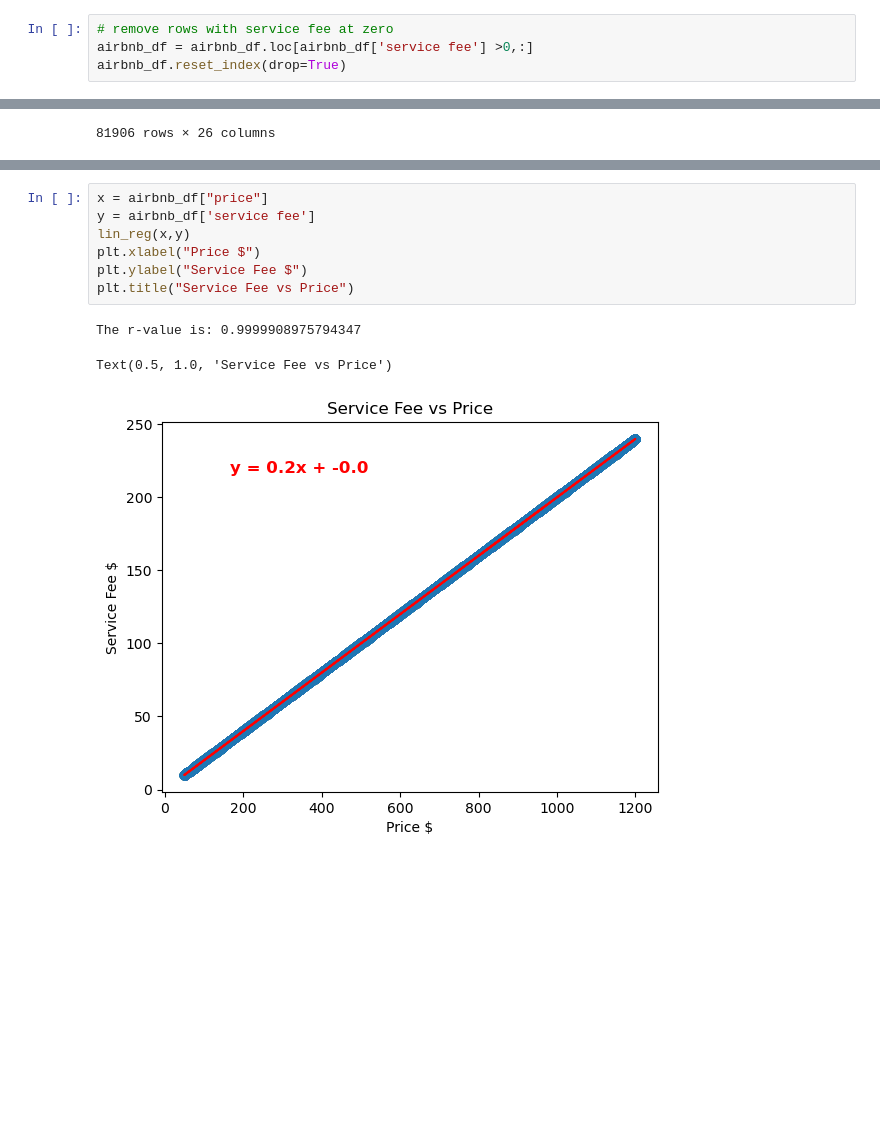
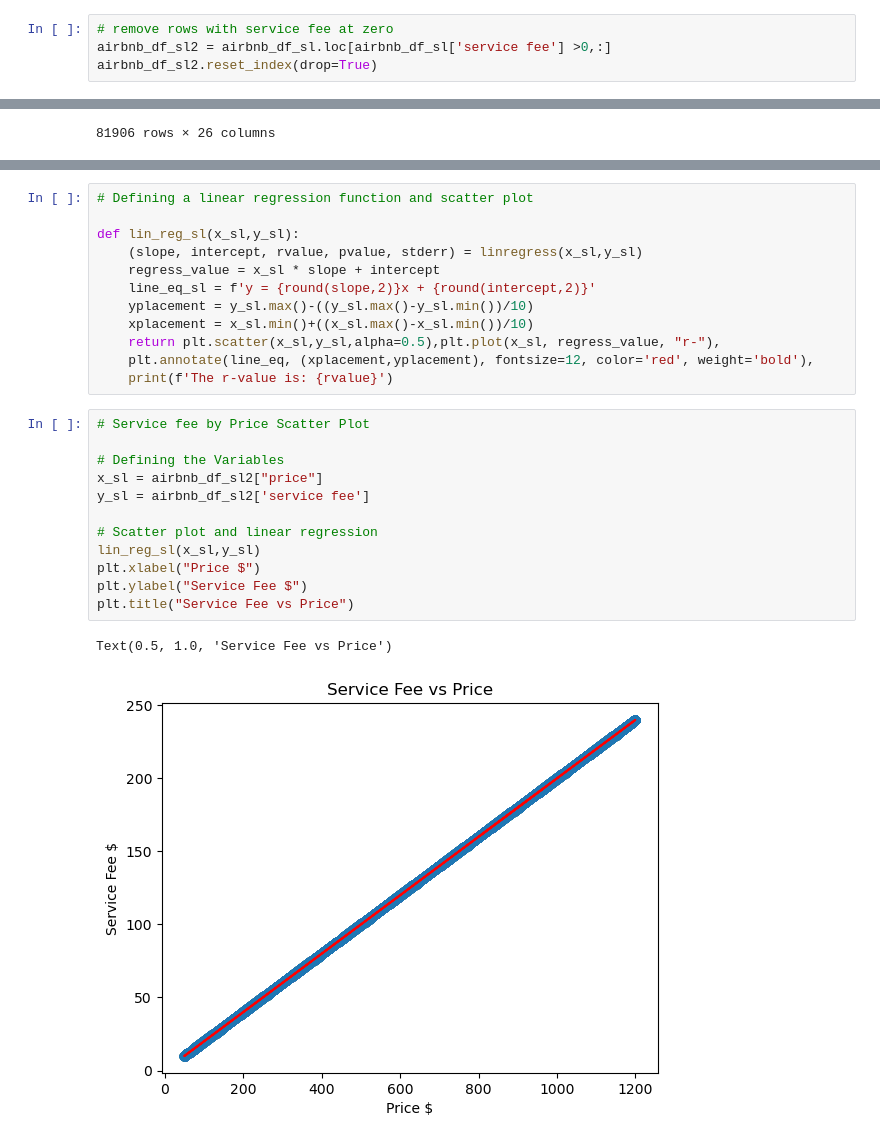
Before and after one commit to stephanielabelle/Project_1_Team6, a Jupyter notebook: steph_price_and_service_fee_plots.ipynb, the cells around one changed output, grey strips where cells are left out. Saved outputs shown, nothing was run; the diff lists cells and outputs as text; blank space fills up the shorter version.

```diff
--- a/steph_price_and_service_fee_plots.ipynb
+++ b/steph_price_and_service_fee_plots.ipynb
@@ -340,7 +314,7 @@ Text(0.5, 1.0, 'Price by Room Type for Properties Rated at 1 (Worst)')
 # %%
 # remove rows with service fee at zero
-airbnb_df = airbnb_df.loc[airbnb_df['service fee'] >0,:]
-airbnb_df.reset_index(drop=True)
+airbnb_df_sl2 = airbnb_df_sl.loc[airbnb_df_sl['service fee'] >0,:]
+airbnb_df_sl2.reset_index(drop=True)
 # %% [output]
 |  | id | NAME | host id | host_identity_verified | host name | neighbourhood group | neighbourhood | ... |
 | 0 | 1001254 | Clean & quiet apt home by the park | 80014485718 | unconfirmed | Madaline | Brooklyn | Kensington | ... |
@@ -396,11 +366,27 @@ def lin_reg(x,y):
-# %%
-x = airbnb_df["price"]
-y = airbnb_df['service fee']
-lin_reg(x,y)
-plt.xlabel("Price $")
-plt.ylabel("Service Fee $")
-plt.title("Service Fee vs Price")
-# %% [output]
-The r-value is: 0.9999908975794347
-Text(0.5, 1.0, 'Service Fee vs Price')
-[figure, removed]
+# %%
+# Defining a linear regression function and scatter plot
+
+def lin_reg_sl(x_sl,y_sl):
+    (slope, intercept, rvalue, pvalue, stderr) = linregress(x_sl,y_sl)
+    regress_value = x_sl * slope + intercept
+    line_eq_sl = f'y = {round(slope,2)}x + {round(intercept,2)}'
+    yplacement = y_sl.max()-((y_sl.max()-y_sl.min())/10)
+    xplacement = x_sl.min()+((x_sl.max()-x_sl.min())/10)
+    return plt.scatter(x_sl,y_sl,alpha=0.5),plt.plot(x_sl, regress_value, "r-"),
+    plt.annotate(line_eq, (xplacement,yplacement), fontsize=12, color='red', weight='bold'),
+    print(f'The r-value is: {rvalue}')
+# %%
+# Service fee by Price Scatter Plot
+
+# Defining the Variables
+x_sl = airbnb_df_sl2["price"]
+y_sl = airbnb_df_sl2['service fee']
+
+# Scatter plot and linear regression
+lin_reg_sl(x_sl,y_sl)
+plt.xlabel("Price $")
+plt.ylabel("Service Fee $")
+plt.title("Service Fee vs Price")
+# %% [output]
+Text(0.5, 1.0, 'Service Fee vs Price')
+[figure, added]
```
Also changed, not shown: parts of 18 cells of this notebook.
